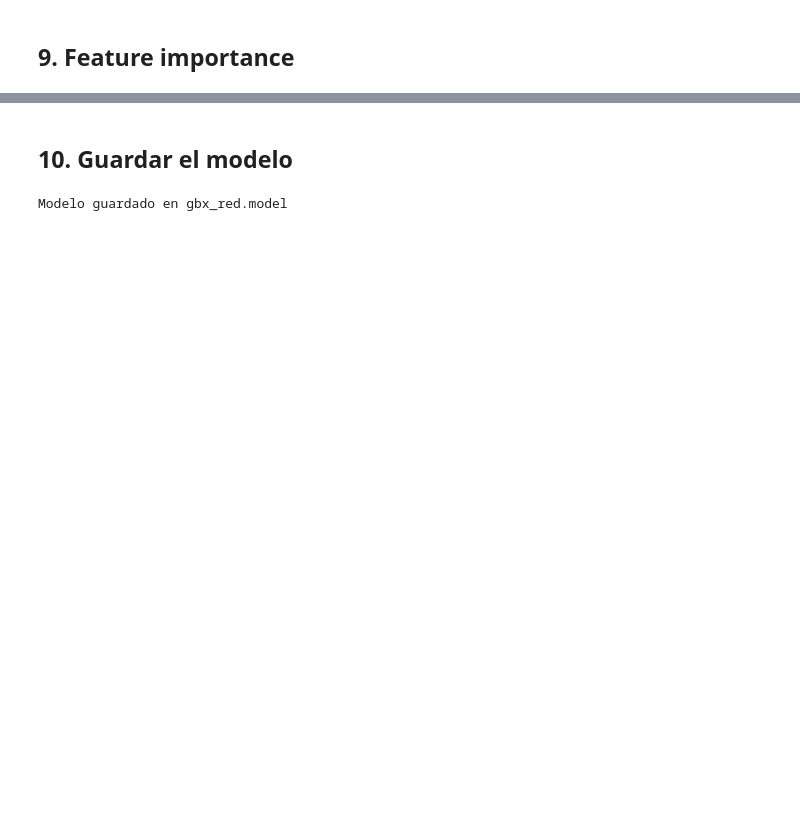
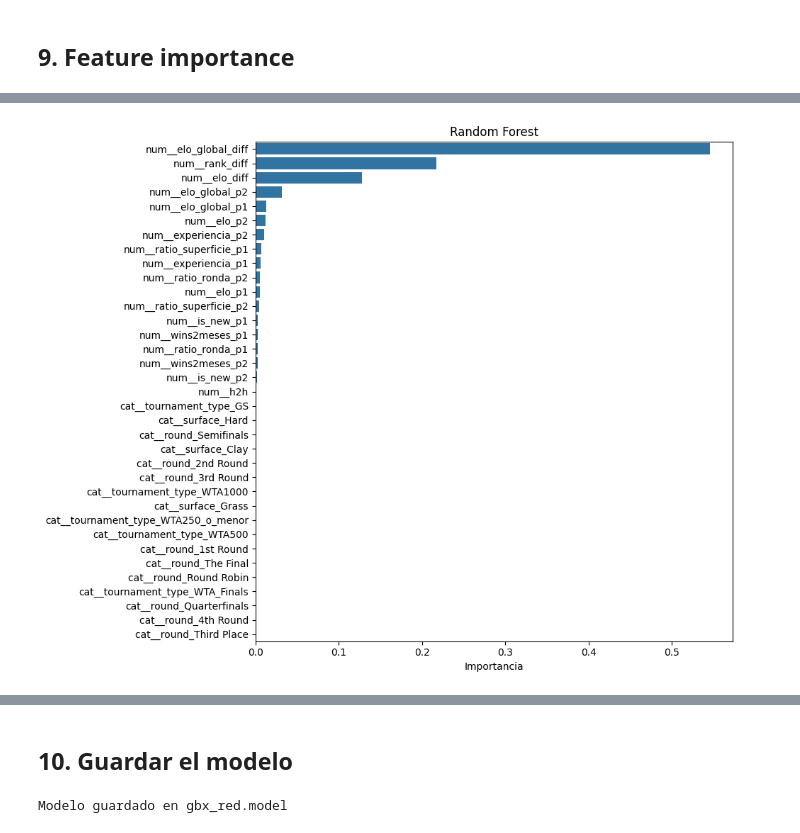
Before and after one commit to naiamerino/2026-02-BILBAO-FT-Data-Science, a Jupyter notebook: 3-Machine_Learning/ML_project/02_Modelo_ML.ipynb, the cells around one changed output, grey strips where cells are left out. Drawn from its saved outputs; the diff is of its cells as text; code cells hidden in the pictures; blank space fills up the shorter version.

```diff
--- a/3-Machine_Learning/ML_project/02_Modelo_ML.ipynb
+++ b/3-Machine_Learning/ML_project/02_Modelo_ML.ipynb
@@ -270 +384,4 @@ resultados.to_csv ('resultados_features_v3.csv', index=False)
+# %%
+with open ('random_v3.model', 'rb') as archivo_entrada:
+    modeloML_random = pickle.load(archivo_entrada)
 # %%
@@ -289,0 +425,18 @@ NameError: name 'plt' is not defined
+# %%
+fig, ax = plt.subplots(figsize=(10, 8))
+
+classes      = modeloML_random.named_steps['preprocessor'].get_feature_names_out()
+importancias = modeloML_random.named_steps['classifier'].feature_importances_
+
+df_imp_ran = pd.DataFrame({'feature': classes, 'importancia': importancias})
+df_imp_ran = df_imp_ran.sort_values('importancia', ascending=False)
+
+sns.barplot(data=df_imp_ran, x='importancia', y='feature', ax=ax)
+ax.set_title('Random Forest')
+ax.set_xlabel('Importancia')
+ax.set_ylabel('')
+
+plt.tight_layout()
+plt.show()
+# %% [output]
+[figure, added]
```
Also changed, not shown: parts of 21 cells of this notebook, 26 other files.
